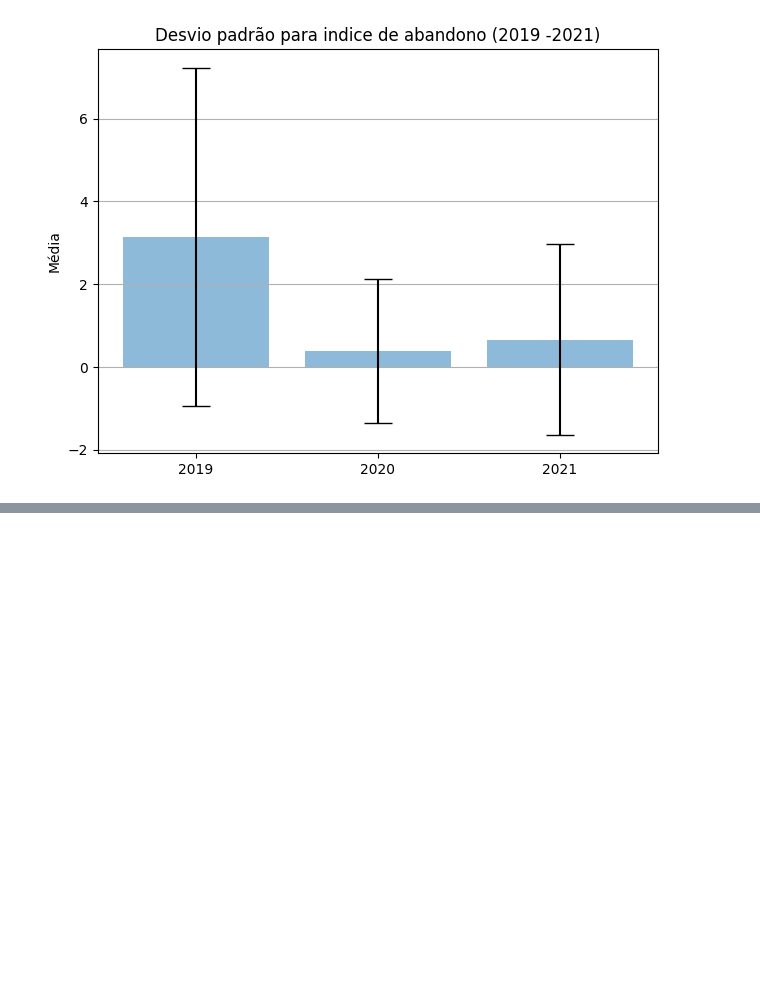
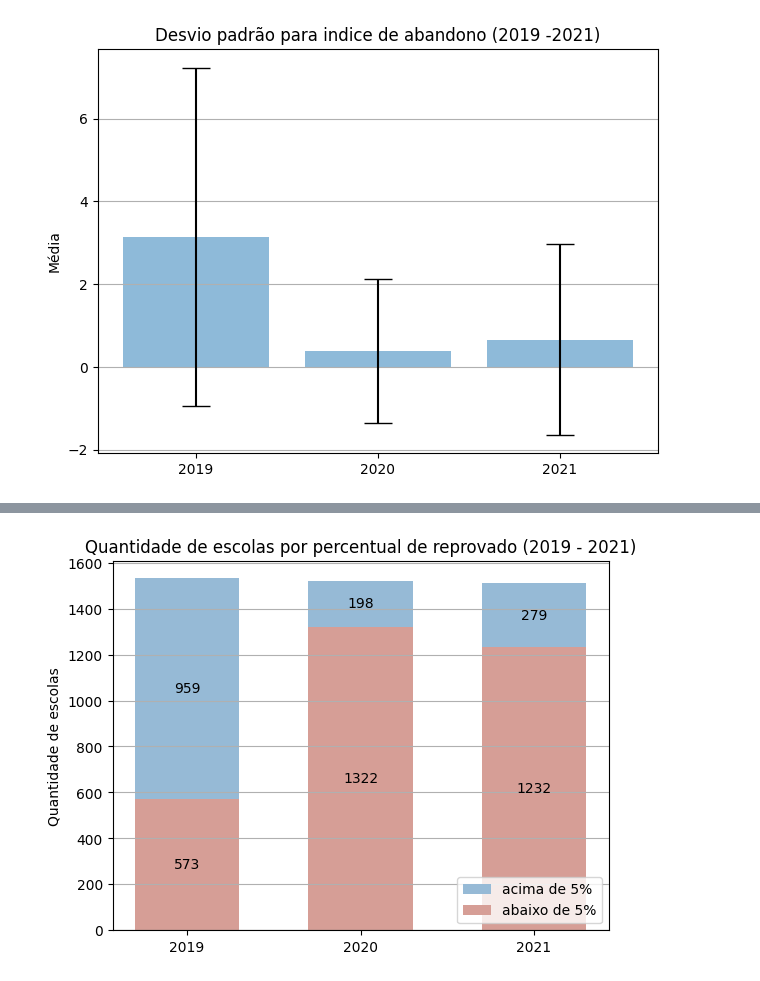
Before and after one commit to maiconspa/student-analysis, a Jupyter notebook: a3_big_data.ipynb, the cells around one changed output, grey strips where cells are left out. Saved outputs shown, nothing was run; the diff lists cells and outputs as text; code cells hidden in the pictures; blank space fills up the shorter version.

```diff
--- a/a3_big_data.ipynb
+++ b/a3_big_data.ipynb
@@ -165,0 +191,4 @@ plot_correlation_2021 = sn.heatmap(correlation_2021, annot = True, fmt=".1f", li
+# %%
+plot_percentil(column='reprovado', delimiter=5, legend_position='lower right')
+# %% [output]
+[figure, added]
```
Also changed, not shown: parts of 12 cells of this notebook.
